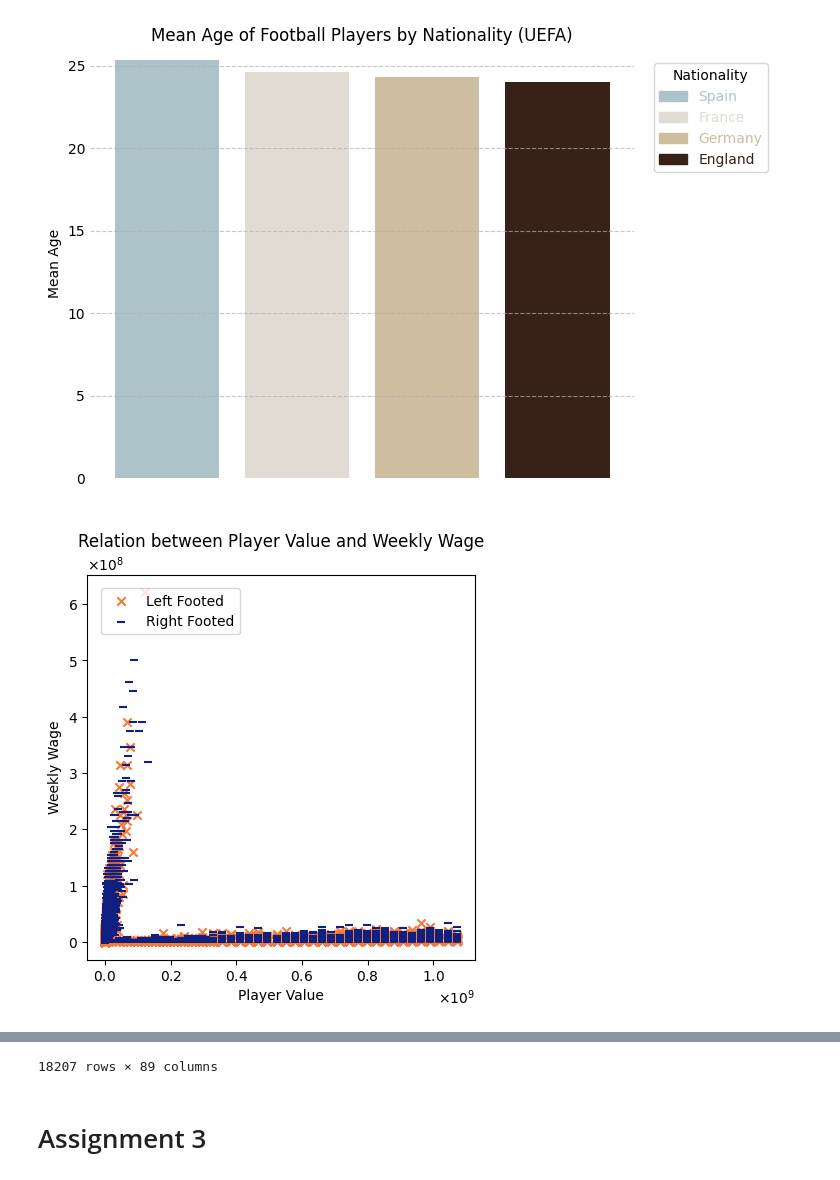
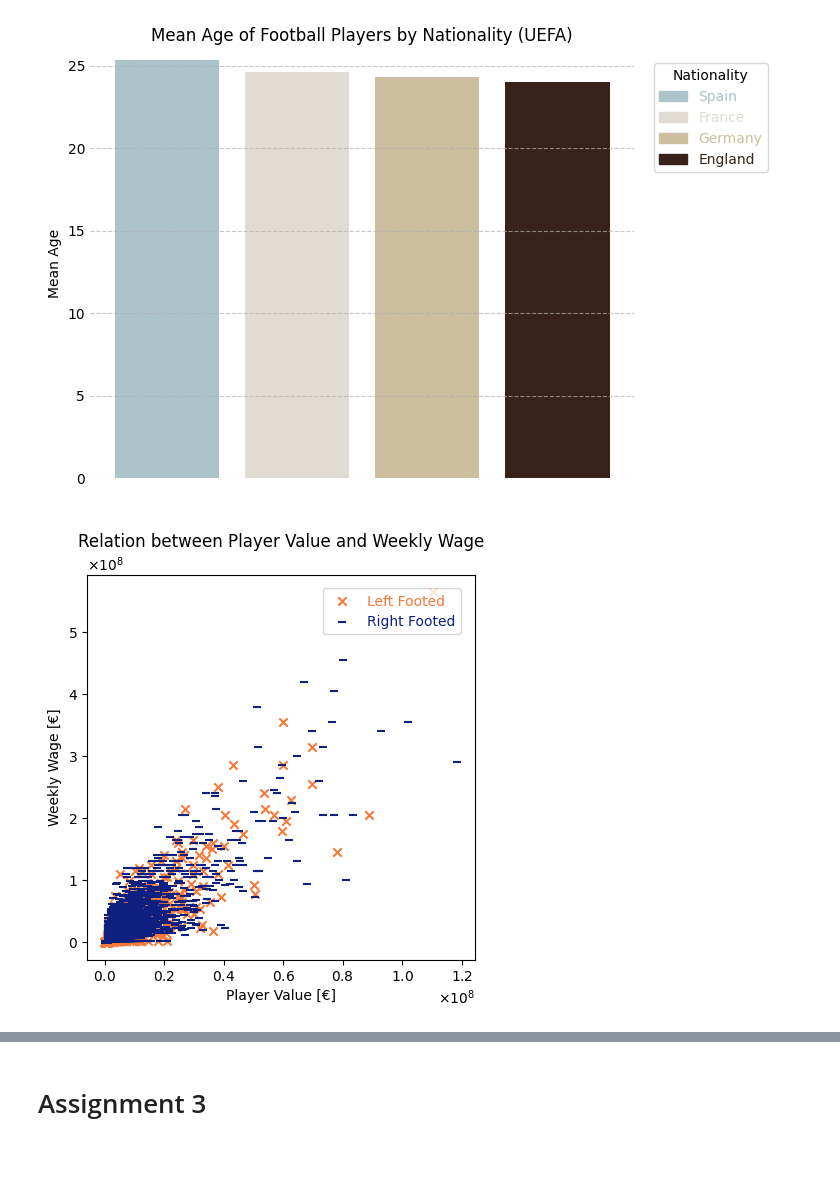
Before and after one commit to mukoubuchi/kaggle, a Jupyter notebook: dataviz-badging-practical-examination.ipynb, the cells around one changed output, grey strips where cells are left out. Saved outputs shown, nothing was run; the diff lists cells and outputs as text; code cells hidden in the pictures.

Commit message:
Kaggle Notebook | DataViz Badging Practical Examination | Version 19

```diff
--- a/dataviz-badging-practical-examination.ipynb
+++ b/dataviz-badging-practical-examination.ipynb
@@ -94,49 +94,57 @@ plt.show()
 # %%
 import matplotlib.pyplot as plt
 import pandas as pd
+import re
 from matplotlib.ticker import ScalarFormatter
 
 df_tmp = df.copy()
 
 # Data preprocessing ('K' means not thousands but hundred thousands.)
 
-# Value
-df_tmp['Value'] = df_tmp['Value'].replace({'€': ''}, regex=True)
-df_tmp_m = df_tmp['Value'].replace({'M': '', 'K': ''}, regex=True).astype(float)
-df_tmp_k = df_tmp['Value'].replace({'K': '', 'M': ''}, regex=True).astype(float)
-df_tmp_m = pd.DataFrame(df_tmp_m).fillna(0) * 1000000
-df_tmp_k = pd.DataFrame(df_tmp_k).fillna(0) * 100000
-df_tmp['Value'] = [a + b for (a, b) in zip(df_tmp_m['Value'], df_tmp_k['Value'])]
-df_tmp['Value'] = df_tmp['Value'].astype(int)
+# Making labels to specify from 'M' and 'K'
+flug = []
+for _ in df_tmp['Value']:
+    if re.search('M$', _) != None:
+        flug.append('0') # M
+    elif re.search('K$', _) != None:
+        flug.append('1') # K
+    else:
+        flug.append('')
+df_tmp['flug'] = pd.DataFrame(flug)
 
-# Wage
-df_tmp['Wage'] = df_tmp['Wage'].replace({'€': ''}, regex=True)
-df_tmp_m = df_tmp['Wage'].replace({'M': '', 'K': ''}, regex=True).astype(float)
-df_tmp_k = df_tmp['Wage'].replace({'K': '', 'M': ''}, regex=True).astype(float)
-df_tmp_m = pd.DataFrame(df_tmp_m).fillna(0) * 1000000
-df_tmp_k = pd.DataFrame(df_tmp_k).fillna(0) * 100000
-df_tmp['Wage'] = [a + b for (a, b) in zip(df_tmp_m['Wage'], df_tmp_k['Wage'])]
-df_tmp['Wage'] = df_tmp['Wage'].astype(int)
+# Remove Suffixies
+df_tmp['Value'] = df_tmp['Value'].replace({'€': '', 'M': '', 'K': ''}, regex=True).astype(float)
+df_tmp['Wage'] = df_tmp['Wage'].replace({'€': '', 'M': '', 'K': ''}, regex=True).astype(float)
+
+# Scaling Values
+for i, row in df_tmp.iterrows():
+    if df_tmp.at[i, 'flug'] == '0':
+        df_tmp.at[i, 'Value'] = row['Value'] * 1e+6
+        df_tmp.at[i, 'Wage'] = row['Wage'] * 1e+6
+    elif df_tmp.at[i, 'flug'] == '1':
+        df_tmp.at[i, 'Value'] = row['Value'] * 1e+3
+        df_tmp.at[i, 'Wage'] = row['Wage'] * 1e+3
+    else:
+        df_tmp.at[i, 'Value'] = 0.0
+        df_tmp.at[i, 'Wage'] = 0.0
 
 # Scatter plot
 fig, ax = plt.subplots(figsize=(5, 5))
 
 left_footed = df_tmp[df_tmp['Preferred Foot'] == 'Left']
 right_footed = df_tmp[df_tmp['Preferred Foot'] == 'Right']
 
 ax.scatter(left_footed['Value'], left_footed['Wage'], color='#F5793A', label='Left Footed', marker='x')
 ax.scatter(right_footed['Value'], right_footed['Wage'], color='#0F2080', label='Right Footed', marker='_')
 ax.xaxis.set_major_formatter(ScalarFormatter(useMathText=True))
 ax.yaxis.set_major_formatter(ScalarFormatter(useMathText=True))
 
 plt.title('Relation between Player Value and Weekly Wage')
-plt.xlabel('Player Value')
-plt.ylabel('Weekly Wage')
-plt.legend(loc='upper left', borderaxespad=1)
+plt.xlabel('Player Value [€]')
+plt.ylabel('Weekly Wage [€]')
+plt.legend(labelcolor='linecolor', loc='upper right', borderaxespad=1)
 
 # Show plot
 plt.show()
-
-df_tmp
 # %% [output]
-[figure, old version]
+[figure, new version]
@@ -155,4 +151,3 @@ df_tmp
-18207 rows × 89 columns
 # %% [markdown]
 # Assignment 3
 # %% [markdown]
```
Also changed, not shown: parts of 2 cells of this notebook.
